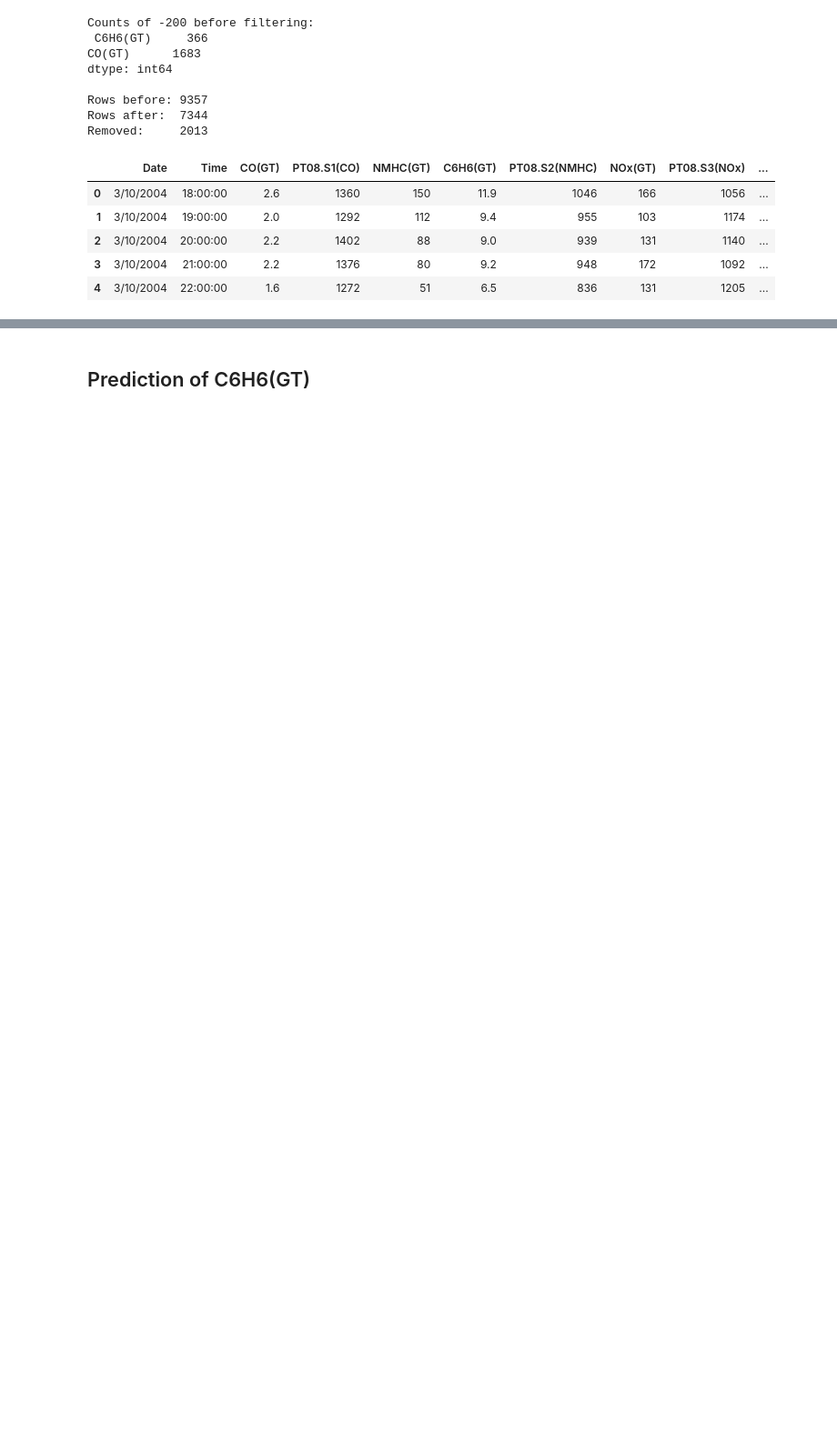
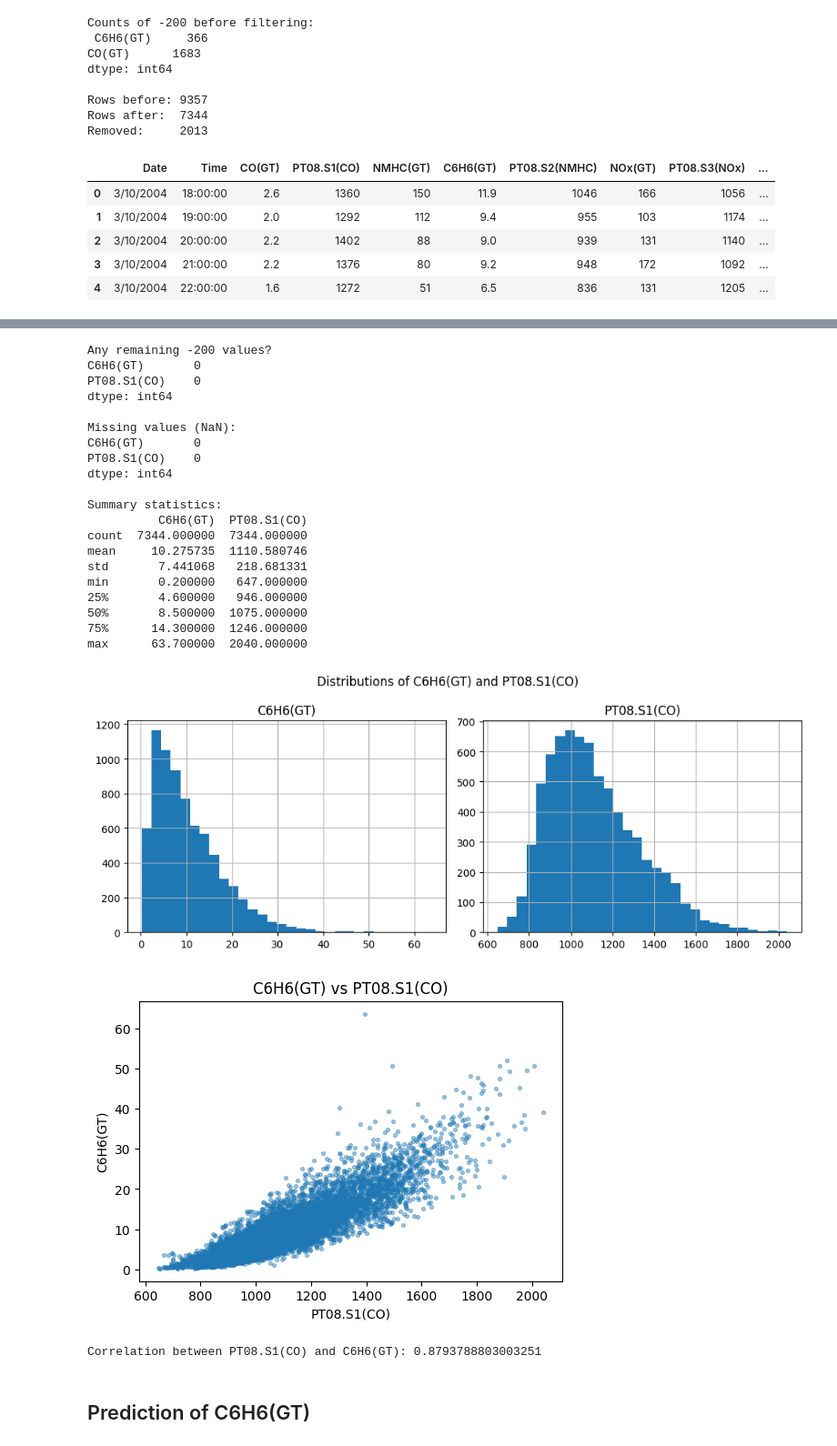
Before and after one commit to shuodeng521-sys/ST-554-Project1-Shuo-Anna-Jillian, a Jupyter notebook: Task1/Project1_Task1.ipynb, the cells around one changed output, grey strips where cells are left out. Shown at 91% size. Saved outputs shown, nothing was run; the diff lists cells and outputs as text; code cells hidden in the pictures; blank space fills up the shorter version.

```diff
--- a/Task1/Project1_Task1.ipynb
+++ b/Task1/Project1_Task1.ipynb
@@ -97,3 +108,58 @@ df=df_clean
+# %%
+# Variables used in Task 1
+cols = ["C6H6(GT)", "PT08.S1(CO)"]
+
+# 1) Basic data quality checks
+print("Any remaining -200 values?")
+print((df[cols] == -200).sum())
+
+print("\nMissing values (NaN):")
+print(df[cols].isna().sum())
+
+print("\nSummary statistics:")
+print(df[cols].describe())
+
+# 2) Histograms
+df[cols].hist(bins=30, figsize=(10, 4))
+plt.suptitle("Distributions of C6H6(GT) and PT08.S1(CO)")
+plt.tight_layout()
+plt.show()
+
+# 3) Scatter plot: predictor vs response
+plt.figure(figsize=(6, 4))
+plt.scatter(df["PT08.S1(CO)"], df["C6H6(GT)"], s=8, alpha=0.4)
+plt.xlabel("PT08.S1(CO)")
+plt.ylabel("C6H6(GT)")
+plt.title("C6H6(GT) vs PT08.S1(CO)")
+plt.show()
+
+# 4) Optional: correlation (simple numeric check of linear association)
+corr_val = df["PT08.S1(CO)"].corr(df["C6H6(GT)"])
+print("\nCorrelation between PT08.S1(CO) and C6H6(GT):", corr_val)
+# %% [output]
+Any remaining -200 values?
+C6H6(GT)       0
+PT08.S1(CO)    0
+dtype: int64
+
+Missing values (NaN):
+C6H6(GT)       0
+PT08.S1(CO)    0
+dtype: int64
+
+Summary statistics:
+          C6H6(GT)  PT08.S1(CO)
+count  7344.000000  7344.000000
+mean     10.275735  1110.580746
+std       7.441068   218.681331
+min       0.200000   647.000000
+25%       4.600000   946.000000
+50%       8.500000  1075.000000
+75%      14.300000  1246.000000
+max      63.700000  2040.000000
+[figure, added]
+[figure, added]
+Correlation between PT08.S1(CO) and C6H6(GT): 0.8793788803003251
 # %% [markdown]
 ## Prediction of C6H6(GT)
 # %%
```
Also changed, not shown: parts of 18 cells of this notebook.
